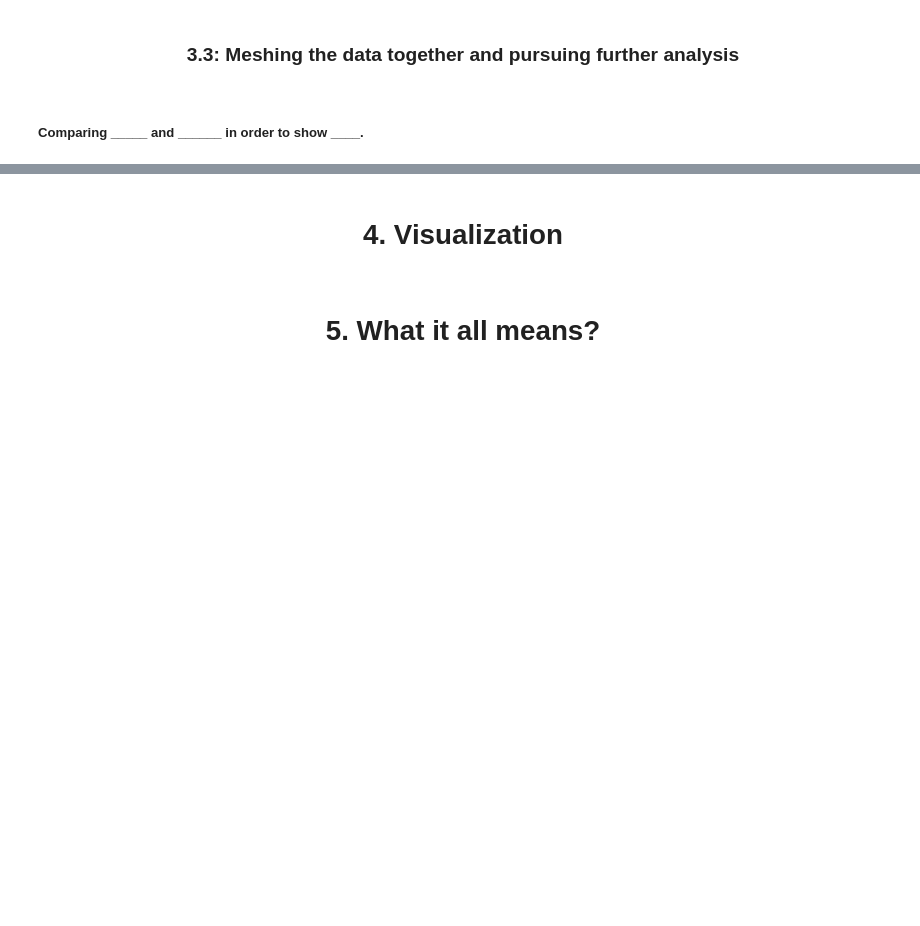
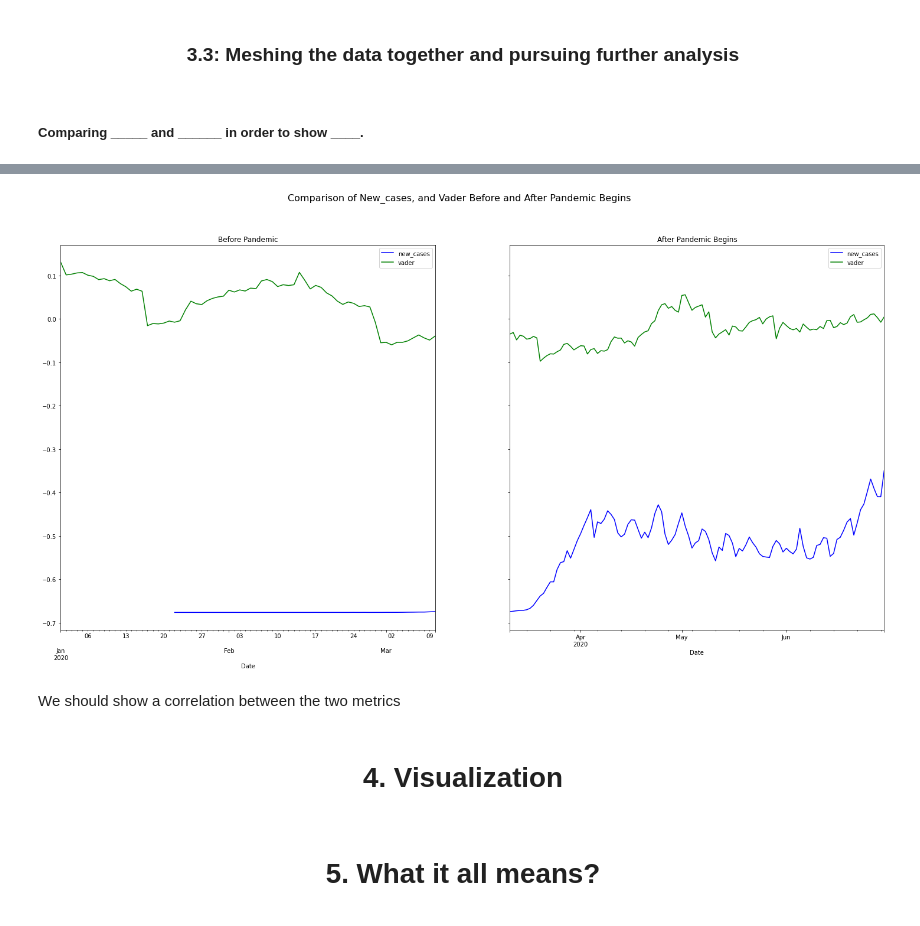
Before and after one commit to M-Sender/CS-Capstone, a Jupyter notebook: code/analysis.ipynb, the cells around one changed output, grey strips where cells are left out. Cells and saved outputs as stored; diff of their text form; code cells hidden in the pictures; blank space fills up the shorter version.

```diff
--- a/code/analysis.ipynb
+++ b/code/analysis.ipynb
@@ -318,0 +329,16 @@ display(compare_Metrics([('polarity',full_lyr, 'r'),('vader',full_lyr, 'b')],std
+# %%
+#Load in Covid 19 US numbers
+#and load in google trends data
+covid_US = pd.read_csv('../datasets/us.csv')
+covid_US_states = pd.read_csv('../datasets/us-states.csv')
+covid_US['date'] = pd.to_datetime(covid_US['date'],dayfirst=True)
+covid_US_states['date'] = pd.to_datetime(covid_US_states['date'],dayfirst=True)
+# %%
+covid_US['new_cases'] = covid_US['cases'].diff()
+covid_US['new_deaths'] = covid_US['deaths'].diff()
+# %%
+compare_Metrics([('new_cases',covid_US, 'b'),('vader',full_lyr, 'g')],std=True,country=False,avg=False)
+# %% [output]
+[figure, added]
+# %% [markdown]
+We should show a correlation between the two metrics
```
Also changed, not shown: parts of 6 cells of this notebook.
